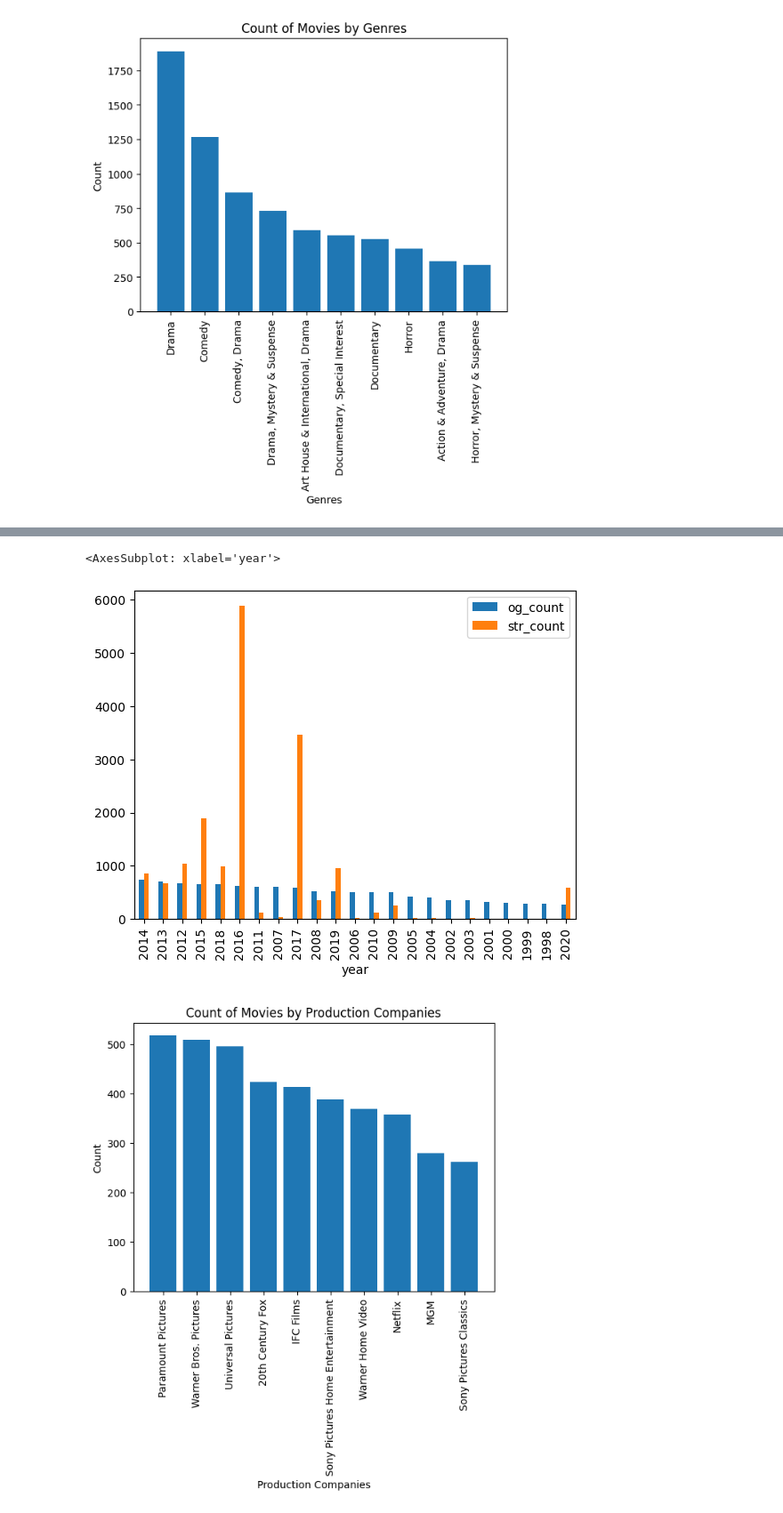
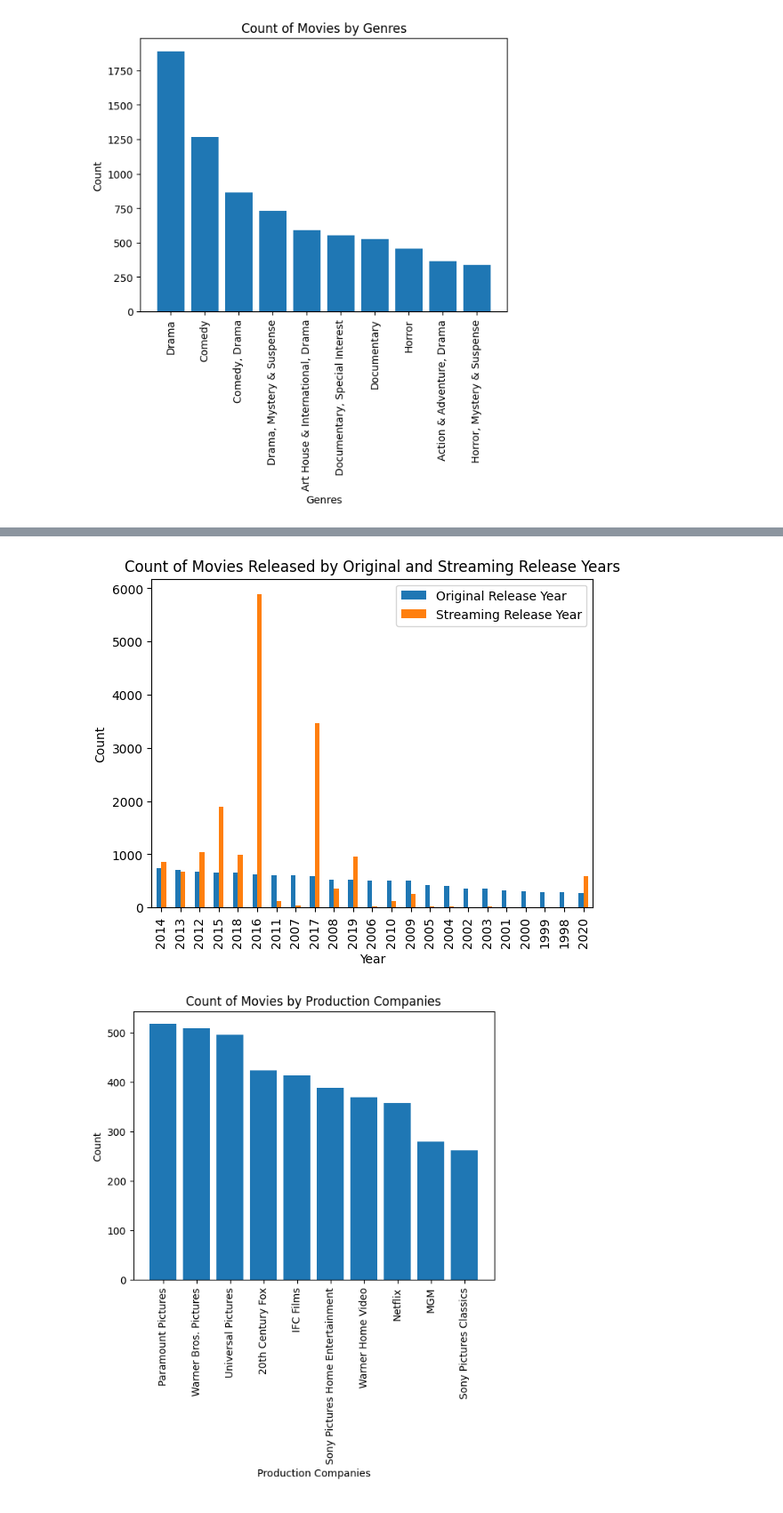
Before and after one commit to statzenthusiast921/rotten-tomatoes-analysis, a Jupyter notebook: notebooks/Rotten Tomatoes EDA 01.16.23.ipynb, the cells around one changed output, grey strips where cells are left out. Shown at 89% size. Saved outputs shown, nothing was run; the diff lists cells and outputs as text; code cells hidden in the pictures.

```diff
--- a/notebooks/Rotten Tomatoes EDA 01.16.23.ipynb
+++ b/notebooks/Rotten Tomatoes EDA 01.16.23.ipynb
@@ -74,25 +103,30 @@ df.head(2)
 # %%
 #Year count
 bar_df = pd.DataFrame(df['og_year'].value_counts()).reset_index()
 bar_df = bar_df.rename(columns={
     "index": "year",
     "og_year": "og_count"
 })
 
 bar_df2 = pd.DataFrame(df['str_year'].value_counts()).reset_index()
 bar_df2 = bar_df2.rename(columns={
     "index": "year",
     "str_year": "str_count"
 })
 
 #Join og and streaming release years together
 year_df = pd.merge(bar_df, bar_df2, on="year")
 
 #Plot original release year side by side with streaming release year
 year_df.set_index('year').plot.bar()
+plt.ylabel('Count')
+plt.xlabel('Year')
+plt.title('Count of Movies Released by Original and Streaming Release Years')
+L=plt.legend()
+L.get_texts()[0].set_text('Original Release Year')
+L.get_texts()[1].set_text('Streaming Release Year');
 # %% [output]
-<AxesSubplot: xlabel='year'>
-[figure, old version]
+[figure, new version]
 # %%
 #Count of Production Companies
 make_bar_chart_from_frequencies(
```
Also changed, not shown: parts of 12 cells of this notebook.
